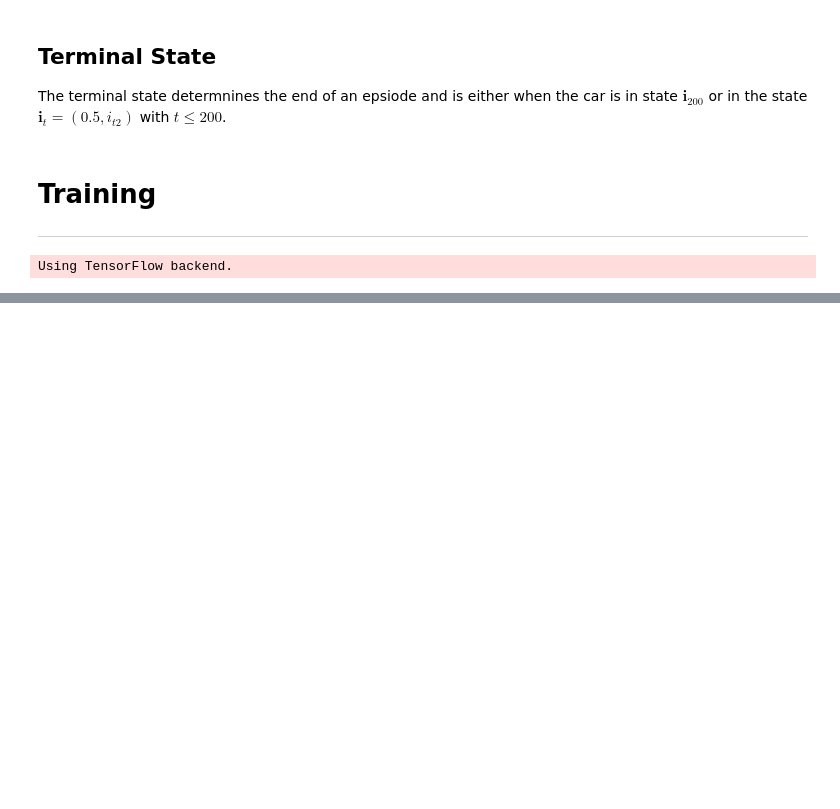
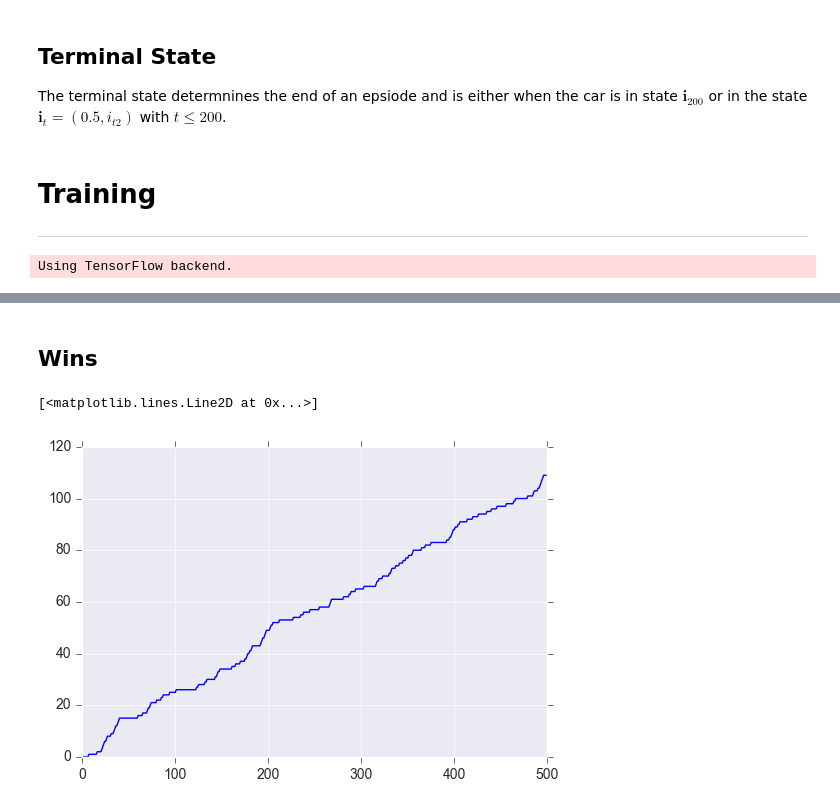
Before and after one commit to dtriepke/Deep_Q_Learning_MountainCar, a Jupyter notebook: DeepQLearning.ipynb, the cells around one changed output, grey strips where cells are left out. Saved outputs shown, nothing was run; the diff lists cells and outputs as text; code cells hidden in the pictures; blank space fills up the shorter version.

```diff
--- a/DeepQLearning.ipynb
+++ b/DeepQLearning.ipynb
@@ -208,0 +206,7 @@ env.close()
+# %% [markdown]
+## Wins
+# %%
+plt.plot(agent.wins_all)
+# %% [output]
+[<matplotlib.lines.Line2D at 0x...>]
+[figure, added]
```
Also changed, not shown: parts of 17 cells of this notebook, 2 other files.
